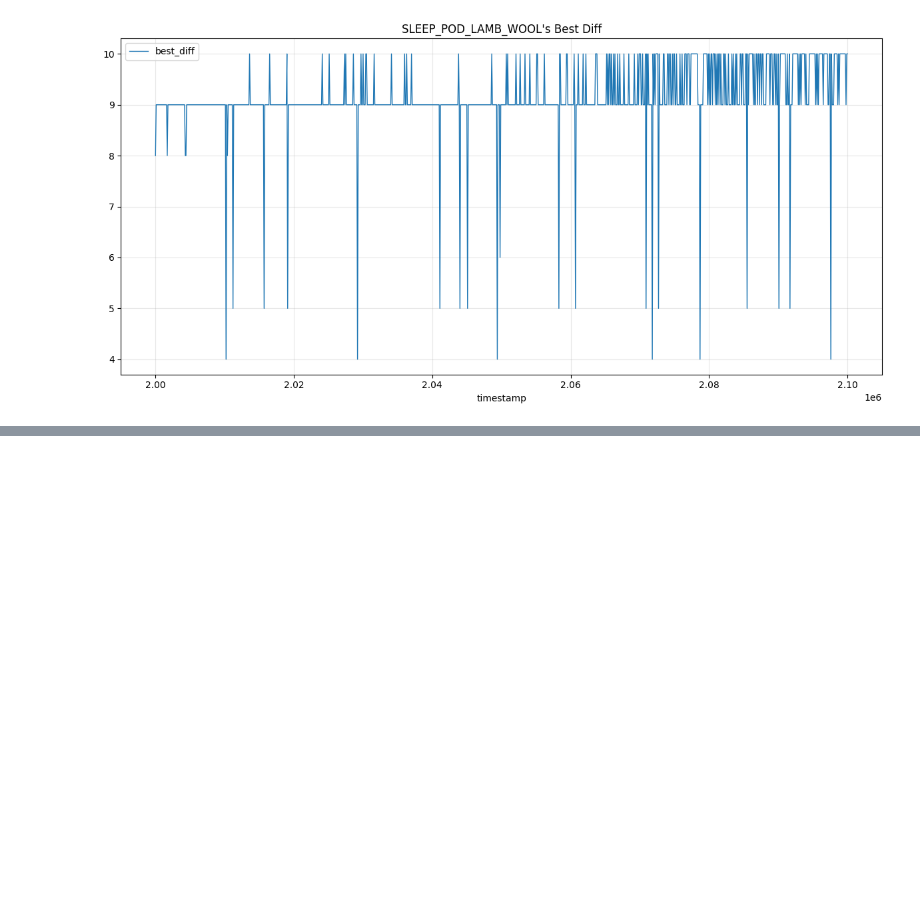
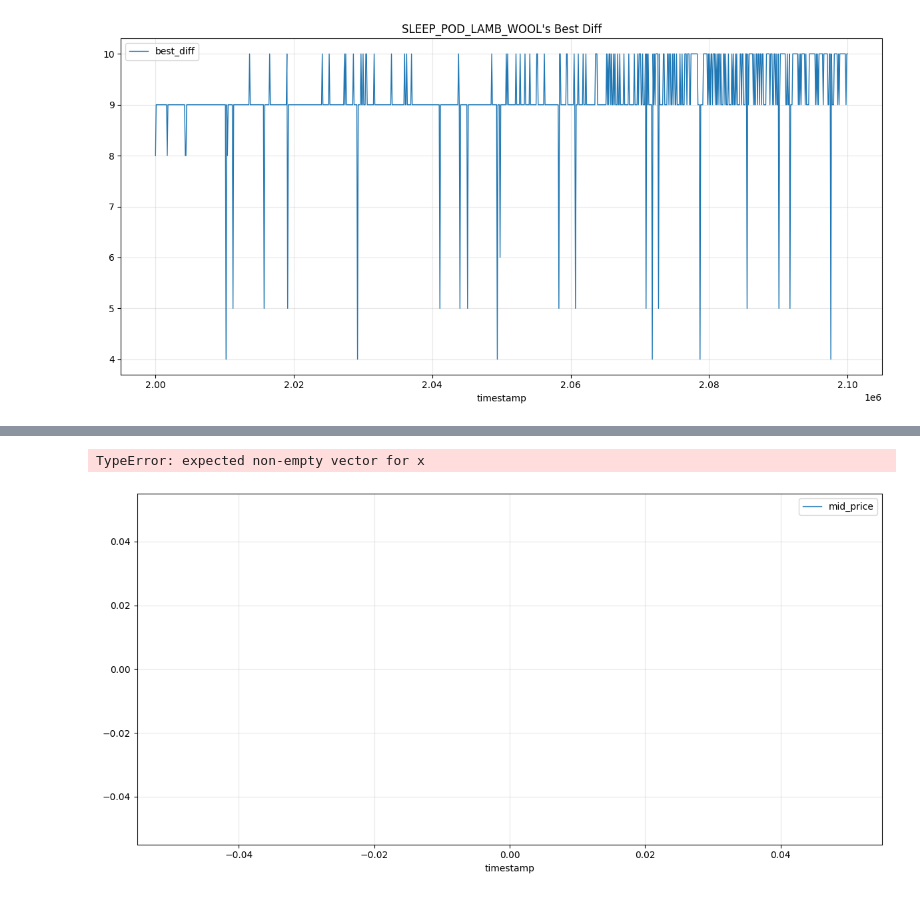
Before and after one commit to ishaanthenerd/IMC-Prosperity-4, a Jupyter notebook: algo_exploration/R5_ig.ipynb, the cells around one changed output, grey strips where cells are left out. Drawn from its saved outputs; the diff is of its cells as text; code cells hidden in the pictures; blank space fills up the shorter version.

```diff
--- a/algo_exploration/R5_ig.ipynb
+++ b/algo_exploration/R5_ig.ipynb
@@ -149,0 +138,17 @@ KeyboardInterrupt:
+# %%
+PRODUCT = "SNACKPACK_PISTACHIO"
+
+df_copy = df[df["product"] == PRODUCT].copy()
+plot_mid_price(df_copy)
+ts = df_copy["timestamp"].tolist()
+ps = df_copy["mid_price"].tolist()
+a, b = np.polyfit(ts, ps, 1)
+f = lambda x: a * x + b
+print(f"{a} * 5e6 + {b} = {f(5e6)}")
+
+x = np.array([2e6, 5e6])
+plt.plot(x, f(x), c="orange")
+plt.show()
+# %% [output]
+TypeError: expected non-empty vector for x
+[figure, added]
```
Also changed, not shown: parts of 3 cells of this notebook, 3 other files.
